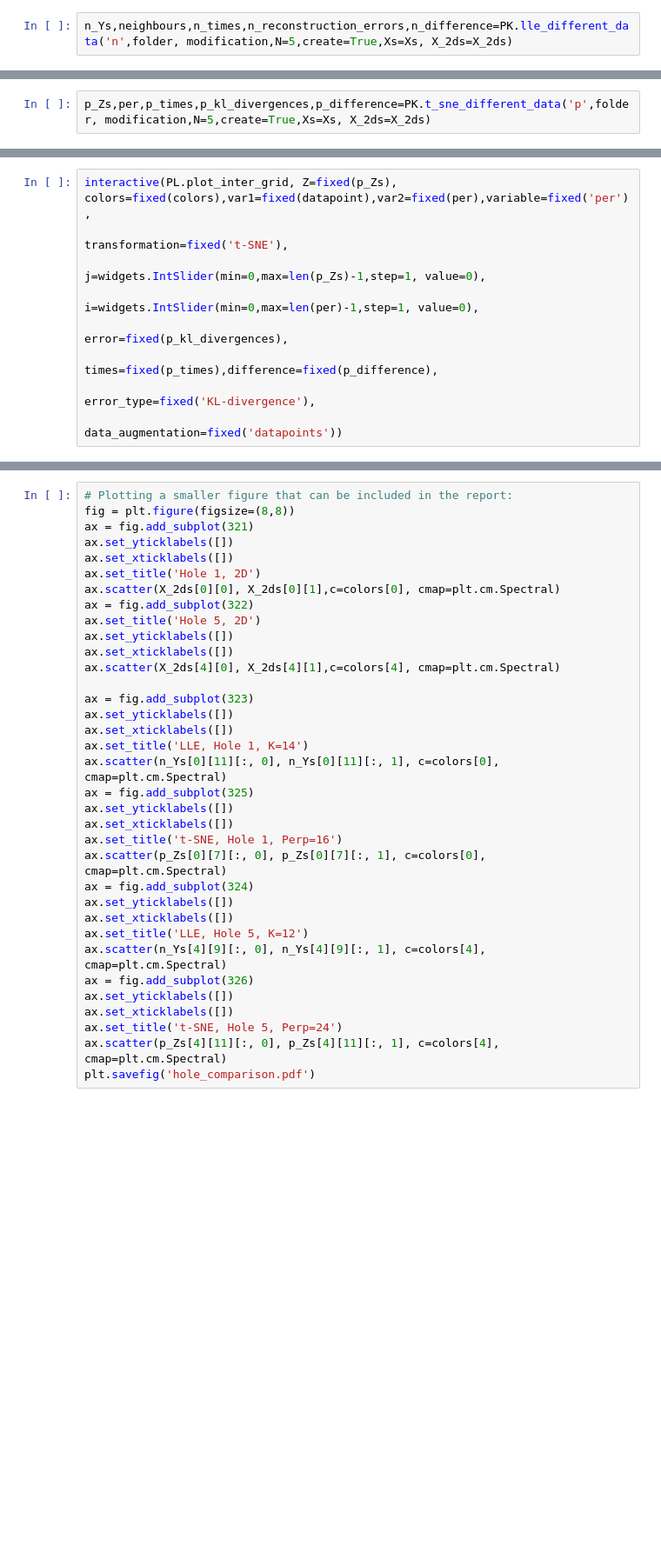
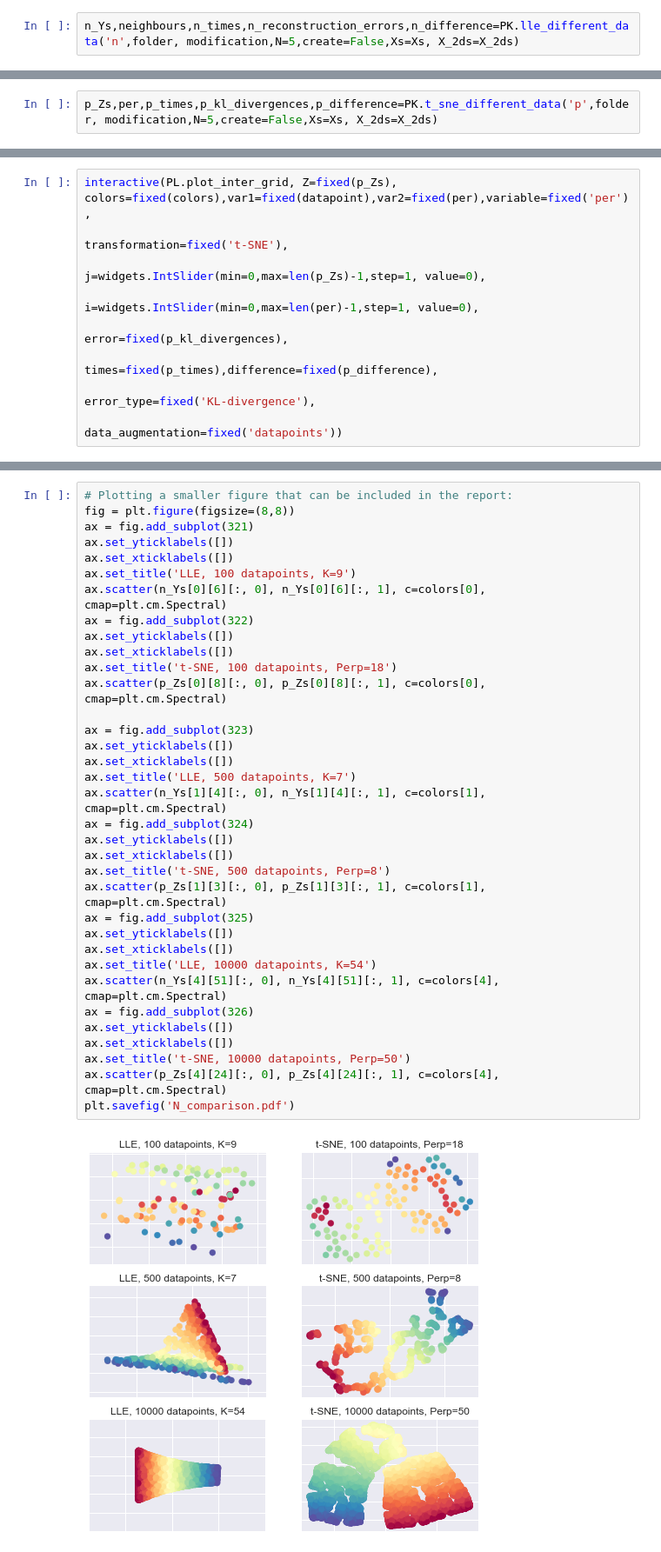
Before and after one commit to hbjornoy/t-SNE-vs-LLE, a Jupyter notebook: Section E.ipynb, the cells around one changed output, grey strips where cells are left out. Shown at 87% size. Drawn from its saved outputs; the diff is of its cells as text; blank space fills up the shorter version.

```diff
--- a/Section E.ipynb
+++ b/Section E.ipynb
@@ -55,7 +55,7 @@ interactive(PL.plot_inter_grid, Z=fixed(r_Ys), colors=fixed(colors),var1=fixed(d
 # %% [markdown]
 # For each dataset, we want to get the LLE transformation with varying number of neighbours.
 # %%
-n_Ys,neighbours,n_times,n_reconstruction_errors,n_difference=PK.lle_different_data('n',folder, modification,N=5,create=True,Xs=Xs, X_2ds=X_2ds)
+n_Ys,neighbours,n_times,n_reconstruction_errors,n_difference=PK.lle_different_data('n',folder, modification,N=5,create=False,Xs=Xs, X_2ds=X_2ds)
 # %%
 interactive(PL.plot_inter_grid, Z=fixed(n_Ys), colors=fixed(colors),var1=fixed(datapoint),var2=fixed(neighbours),variable=fixed('n_neighbors'),
             transformation=fixed('LLE'),j=widgets.IntSlider(min=0,max=len(n_Ys)-1,step=1, value=0),
@@ -67,4 +67,4 @@ interactive(PL.plot_inter_grid, Z=fixed(n_Ys), colors=fixed(colors),var1=fixed(d
 # %% [markdown]
 # For each dataset, we want to get the t-SNE transformation with varying perplexity.
 # %%
-p_Zs,per,p_times,p_kl_divergences,p_difference=PK.t_sne_different_data('p',folder, modification,N=5,create=True,Xs=Xs, X_2ds=X_2ds)
+p_Zs,per,p_times,p_kl_divergences,p_difference=PK.t_sne_different_data('p',folder, modification,N=5,create=False,Xs=Xs, X_2ds=X_2ds)
@@ -192,35 +170,37 @@ IndexError: list index out of range
 # %%
 # Plotting a smaller figure that can be included in the report:
 fig = plt.figure(figsize=(8,8))
 ax = fig.add_subplot(321)
 ax.set_yticklabels([])
 ax.set_xticklabels([])
-ax.set_title('Hole 1, 2D')
-ax.scatter(X_2ds[0][0], X_2ds[0][1],c=colors[0], cmap=plt.cm.Spectral)
+ax.set_title('LLE, 100 datapoints, K=9')
+ax.scatter(n_Ys[0][6][:, 0], n_Ys[0][6][:, 1], c=colors[0], cmap=plt.cm.Spectral)
 ax = fig.add_subplot(322)
-ax.set_title('Hole 5, 2D')
 ax.set_yticklabels([])
 ax.set_xticklabels([])
-ax.scatter(X_2ds[4][0], X_2ds[4][1],c=colors[4], cmap=plt.cm.Spectral)
+ax.set_title('t-SNE, 100 datapoints, Perp=18')
+ax.scatter(p_Zs[0][8][:, 0], p_Zs[0][8][:, 1], c=colors[0], cmap=plt.cm.Spectral)
 
 ax = fig.add_subplot(323)
 ax.set_yticklabels([])
 ax.set_xticklabels([])
-ax.set_title('LLE, Hole 1, K=14')
-ax.scatter(n_Ys[0][11][:, 0], n_Ys[0][11][:, 1], c=colors[0], cmap=plt.cm.Spectral)
+ax.set_title('LLE, 500 datapoints, K=7')
+ax.scatter(n_Ys[1][4][:, 0], n_Ys[1][4][:, 1], c=colors[1], cmap=plt.cm.Spectral)
+ax = fig.add_subplot(324)
+ax.set_yticklabels([])
+ax.set_xticklabels([])
+ax.set_title('t-SNE, 500 datapoints, Perp=8')
+ax.scatter(p_Zs[1][3][:, 0], p_Zs[1][3][:, 1], c=colors[1], cmap=plt.cm.Spectral)
 ax = fig.add_subplot(325)
 ax.set_yticklabels([])
 ax.set_xticklabels([])
-ax.set_title('t-SNE, Hole 1, Perp=16')
-ax.scatter(p_Zs[0][7][:, 0], p_Zs[0][7][:, 1], c=colors[0], cmap=plt.cm.Spectral)
-ax = fig.add_subplot(324)
-ax.set_yticklabels([])
-ax.set_xticklabels([])
-ax.set_title('LLE, Hole 5, K=12')
-ax.scatter(n_Ys[4][9][:, 0], n_Ys[4][9][:, 1], c=colors[4], cmap=plt.cm.Spectral)
+ax.set_title('LLE, 10000 datapoints, K=54')
+ax.scatter(n_Ys[4][51][:, 0], n_Ys[4][51][:, 1], c=colors[4], cmap=plt.cm.Spectral)
 ax = fig.add_subplot(326)
 ax.set_yticklabels([])
 ax.set_xticklabels([])
-ax.set_title('t-SNE, Hole 5, Perp=24')
-ax.scatter(p_Zs[4][11][:, 0], p_Zs[4][11][:, 1], c=colors[4], cmap=plt.cm.Spectral)
-plt.savefig('hole_comparison.pdf')
+ax.set_title('t-SNE, 10000 datapoints, Perp=50')
+ax.scatter(p_Zs[4][24][:, 0], p_Zs[4][24][:, 1], c=colors[4], cmap=plt.cm.Spectral)
+plt.savefig('N_comparison.pdf')
+# %% [output]
+[figure, added]
```
Also changed, not shown: parts of 5 cells of this notebook, 26 other files.
